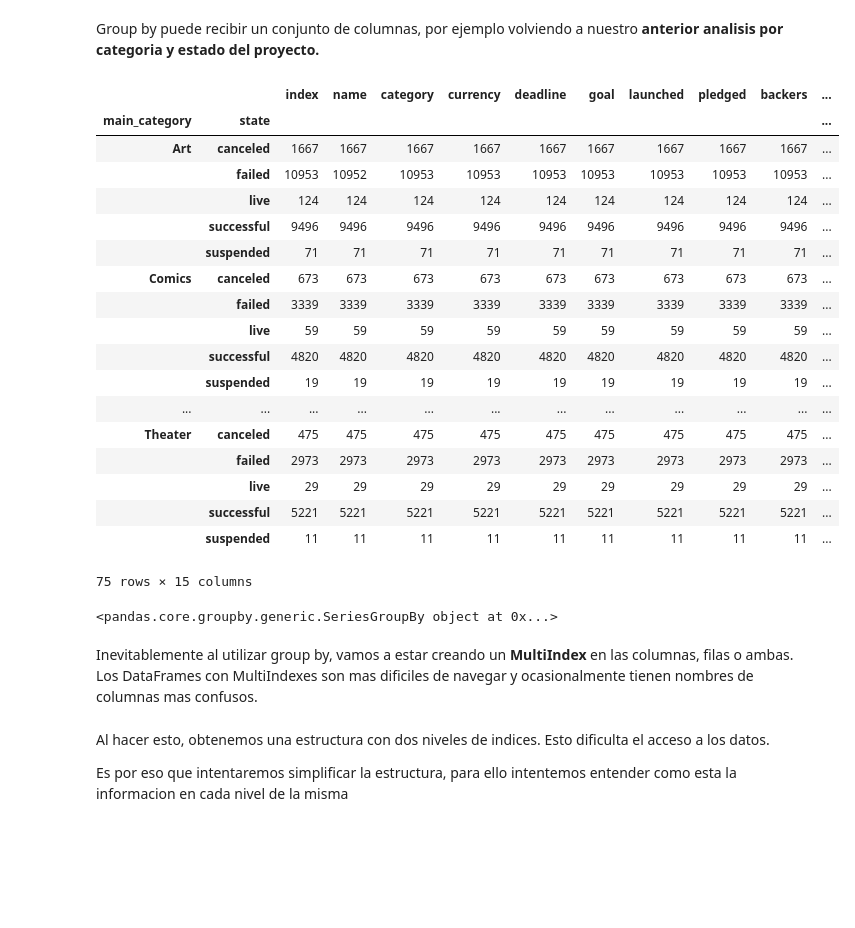
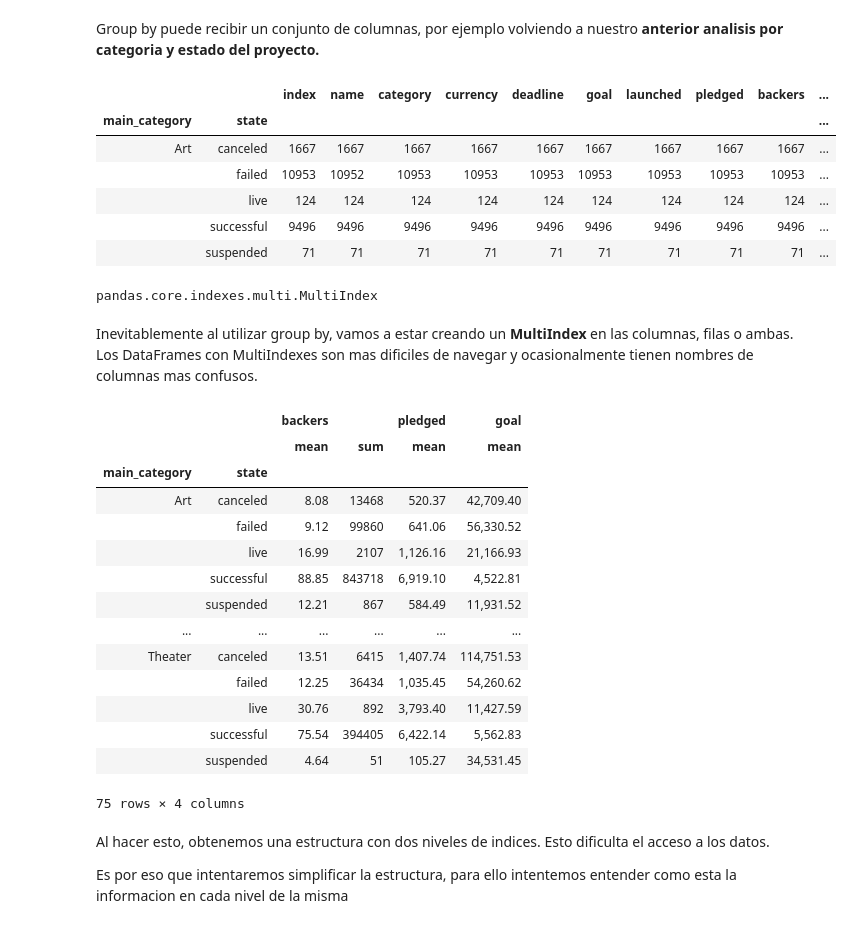
Before and after one commit to idontdomath/datos-exploratory-data-analysis, a Jupyter notebook: 2019-02/02-kickstarter-projects.ipynb, the cells around one changed output. Saved outputs shown, nothing was run; the diff lists cells and outputs as text; code cells hidden in the pictures; blank space fills up the shorter version.

```diff
--- a/2019-02/02-kickstarter-projects.ipynb
+++ b/2019-02/02-kickstarter-projects.ipynb
@@ -585,6 +634,13 @@ dtype: bool
 ## Manipulando el Data Frame
 
 En la siguiente seccion, trabajaremos con este data frame para poder incorporar algunos conceptos y herramientas que pueden sernos de utilidad en nuestro analisis exploratorio.
+# %%
+projects_2017 = pd.read_csv('../data/kickstarter-projects/ks-projects-201801.csv')
+# generamos nuevas columnas seteando el tipo datetime
+projects_2017['launched_datetime'] = pd.to_datetime(projects_2017['launched'])
+# generamos una nueva columna obteniendo el año, esto los usuaremos en visualizacion.
+projects_2017['year'] = projects_2017['launched_datetime'].dt.year
+projects_2017 = projects_2017[projects_2017['country'] == 'US']
 # %% [markdown]
 ### Anatomia de un Data Frame
 # %% [markdown]
@@ -846,36 +1000,42 @@ Group by puede recibir un conjunto de columnas, por ejemplo volviendo a nuestro
 # %%
 grouped = projects_2017.groupby(['main_category','state'])
 # %%
-grouped.count().head(100)
+grouped.count().head(5)
 # %% [output]
 |  |  | index | name | category | currency | deadline | goal | launched | pledged | backers | ... |
 | main_category | state |  |  |  |  |  |  |  |  |  | ... |
 | Art | canceled | 1667 | 1667 | 1667 | 1667 | 1667 | 1667 | 1667 | 1667 | 1667 | ... |
 |  | failed | 10953 | 10952 | 10953 | 10953 | 10953 | 10953 | 10953 | 10953 | 10953 | ... |
 |  | live | 124 | 124 | 124 | 124 | 124 | 124 | 124 | 124 | 124 | ... |
 |  | successful | 9496 | 9496 | 9496 | 9496 | 9496 | 9496 | 9496 | 9496 | 9496 | ... |
 |  | suspended | 71 | 71 | 71 | 71 | 71 | 71 | 71 | 71 | 71 | ... |
-| Comics | canceled | 673 | 673 | 673 | 673 | 673 | 673 | 673 | 673 | 673 | ... |
-|  | failed | 3339 | 3339 | 3339 | 3339 | 3339 | 3339 | 3339 | 3339 | 3339 | ... |
-|  | live | 59 | 59 | 59 | 59 | 59 | 59 | 59 | 59 | 59 | ... |
-|  | successful | 4820 | 4820 | 4820 | 4820 | 4820 | 4820 | 4820 | 4820 | 4820 | ... |
-|  | suspended | 19 | 19 | 19 | 19 | 19 | 19 | 19 | 19 | 19 | ... |
-| ... | ... | ... | ... | ... | ... | ... | ... | ... | ... | ... | ... |
-| Theater | canceled | 475 | 475 | 475 | 475 | 475 | 475 | 475 | 475 | 475 | ... |
-|  | failed | 2973 | 2973 | 2973 | 2973 | 2973 | 2973 | 2973 | 2973 | 2973 | ... |
-|  | live | 29 | 29 | 29 | 29 | 29 | 29 | 29 | 29 | 29 | ... |
-|  | successful | 5221 | 5221 | 5221 | 5221 | 5221 | 5221 | 5221 | 5221 | 5221 | ... |
-|  | suspended | 11 | 11 | 11 | 11 | 11 | 11 | 11 | 11 | 11 | ... |
-75 rows × 15 columns
-# %%
-grouped.index
-# %% [output]
-<pandas.core.groupby.generic.SeriesGroupBy object at 0x...>
+# %%
+type(grouped.count().index)
+# %% [output]
+pandas.core.indexes.multi.MultiIndex
 # %% [markdown]
 Inevitablemente al utilizar group by, vamos a estar creando un **MultiIndex** en las columnas, filas o ambas. Los DataFrames con MultiIndexes son mas dificiles de navegar y ocasionalmente tienen nombres de columnas mas confusos.
 # %%
 by_main_category_state = projects_2017.groupby(['main_category','state'])\
     .agg({'backers':['mean','sum'],'pledged':'mean', 'goal':'mean'})
+# %%
+by_main_category_state
+# %% [output]
+|  |  | backers |  | pledged | goal |
+|  |  | mean | sum | mean | mean |
+| main_category | state |  |  |  |  |
+| Art | canceled | 8.08 | 13468 | 520.37 | 42,709.40 |
+|  | failed | 9.12 | 99860 | 641.06 | 56,330.52 |
+|  | live | 16.99 | 2107 | 1,126.16 | 21,166.93 |
+|  | successful | 88.85 | 843718 | 6,919.10 | 4,522.81 |
+|  | suspended | 12.21 | 867 | 584.49 | 11,931.52 |
+| ... | ... | ... | ... | ... | ... |
+| Theater | canceled | 13.51 | 6415 | 1,407.74 | 114,751.53 |
+|  | failed | 12.25 | 36434 | 1,035.45 | 54,260.62 |
+|  | live | 30.76 | 892 | 3,793.40 | 11,427.59 |
+|  | successful | 75.54 | 394405 | 6,422.14 | 5,562.83 |
+|  | suspended | 4.64 | 51 | 105.27 | 34,531.45 |
+75 rows × 4 columns
 # %% [markdown]
 Al hacer esto, obtenemos una estructura con dos niveles de indices. Esto dificulta el acceso a los datos.
 
```
Also changed, not shown: parts of 77 cells of this notebook, 1 other file.
